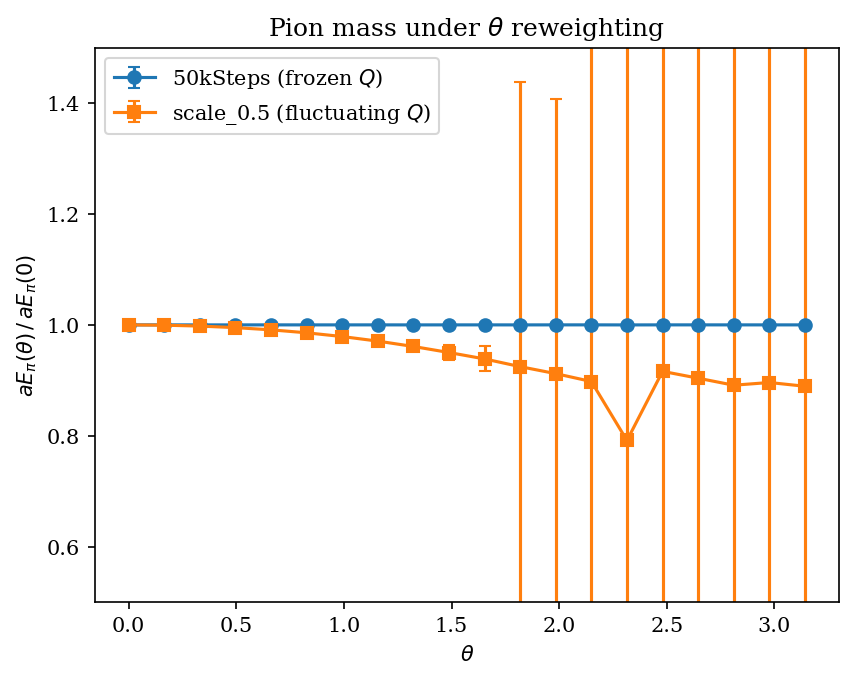
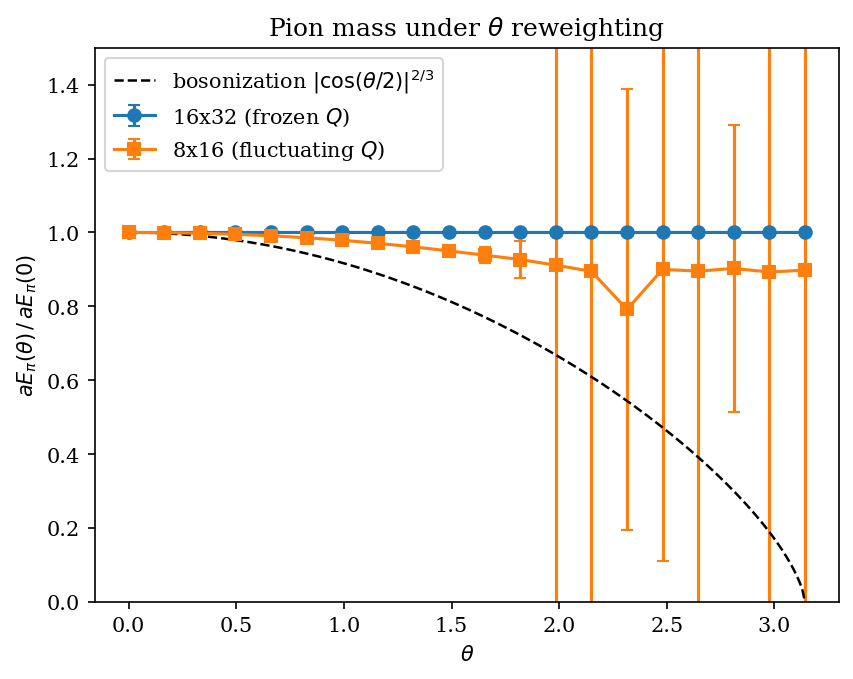
The notebook cell's code change between the first figure and the second:
--- before
+++ after
@@ -1,9 +1,25 @@
+#compare against the bosonization prediction (Coleman; DMRG checks in
+#arXiv:2407.11391, 2501.18960): the anomaly rotates theta into the mass term,
+#split evenly between the two flavors, so the mass perturbation of the bosonized
+#theory is m*cos(theta/2) and
+#    M_pi(theta)/M_pi(0) = |cos(theta/2)|^{2/3}
+#parameter-free, but leading order in m << g. Our bare m/g (Wilson additive
+#renormalization makes the physical value smaller) is printed below, so some
+#deviation is expected; near theta=pi the prediction degenerates (exponentially
+#small WZW gap, not zero) and the reweighting overlap dies as well.
+print(f"bare m/g: fine {sim.theory.massRatio(model):.3f}, coarse {sim.theory.massRatio(model05):.3f}")
+
 plt.figure(dpi=150)
 plt.errorbar(thetas, scan[:,0]/scan[0,0],     yerr=scan[:,1]/scan[0,0],     fmt='o-', capsize=3,
-             label='50kSteps (frozen $Q$)')
+             label='16x32 (frozen $Q$)')
 plt.errorbar(thetas, scan05[:,0]/scan05[0,0], yerr=scan05[:,1]/scan05[0,0], fmt='s-', capsize=3,
-             label='scale_0.5 (fluctuating $Q$)')
+             label='8x16 (fluctuating $Q$)')
+
+thFine = np.linspace(0, np.pi, 300)
+plt.plot(thFine, sim.theory.pionMassThetaRatio(thFine), 'k--', lw=1.2,
+         label=r'bosonization $|\cos(\theta/2)|^{2/3}$')
+
 plt.xlabel(r'$\theta$'); plt.ylabel(r'$aE_\pi(\theta)\,/\,aE_\pi(0)$')
 plt.title(r'Pion mass under $\theta$ reweighting')
 plt.legend()
-plt.ylim([.5,1.5])
+plt.ylim([0,1.5])

Commit: Add theory module for analytic predictions in Schwinger model